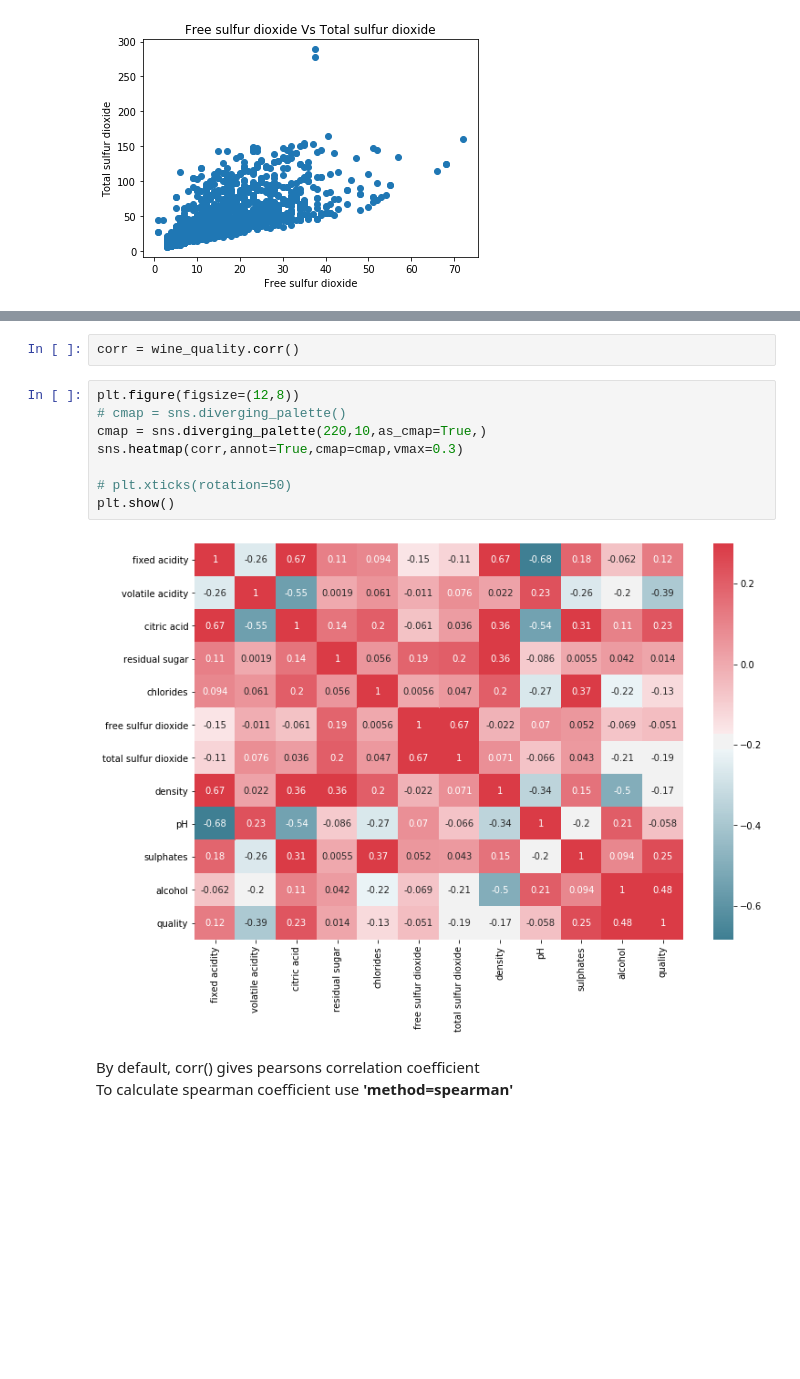
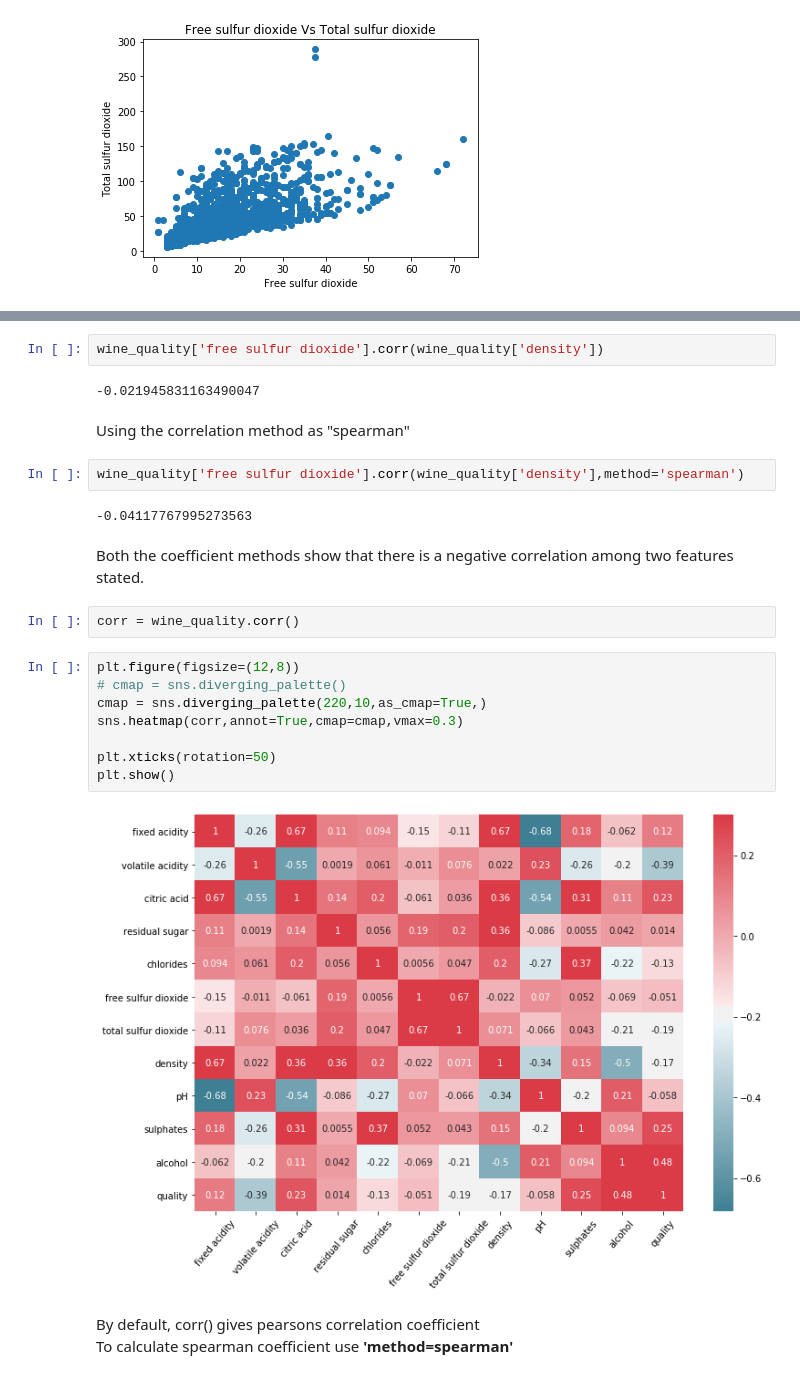
Before and after one commit to SivaLokam/supervisedlearning, a Jupyter notebook: Tutorials/Regression Tutorial.ipynb, the cells around one changed output, grey strips where cells are left out. Cells and saved outputs as stored; diff of their text form; blank space fills up the shorter version.

```diff
--- a/Tutorials/Regression Tutorial.ipynb
+++ b/Tutorials/Regression Tutorial.ipynb
@@ -95,15 +125,27 @@ plt.show()
+# %%
+wine_quality['free sulfur dioxide'].corr(wine_quality['density'])
+# %% [output]
+-0.021945831163490047
+# %% [markdown]
+Using the correlation method as "spearman"
+# %%
+wine_quality['free sulfur dioxide'].corr(wine_quality['density'],method='spearman')
+# %% [output]
+-0.04117767995273563
+# %% [markdown]
+Both the coefficient methods show that there is a negative correlation among two features stated.
 # %%
 corr = wine_quality.corr()
 # %%
 plt.figure(figsize=(12,8))
 # cmap = sns.diverging_palette()
 cmap = sns.diverging_palette(220,10,as_cmap=True,)
 sns.heatmap(corr,annot=True,cmap=cmap,vmax=0.3)
 
-# plt.xticks(rotation=50)
+plt.xticks(rotation=50)
 plt.show()
 # %% [output]
-[figure, old version]
+[figure, new version]
 # %% [markdown]
 By default, corr() gives pearsons correlation coefficient <br>
 To calculate spearman coefficient use <span style="font-weight:bold">'method=spearman'</span>
```
Also changed, not shown: parts of 18 cells of this notebook, 3 other files.
